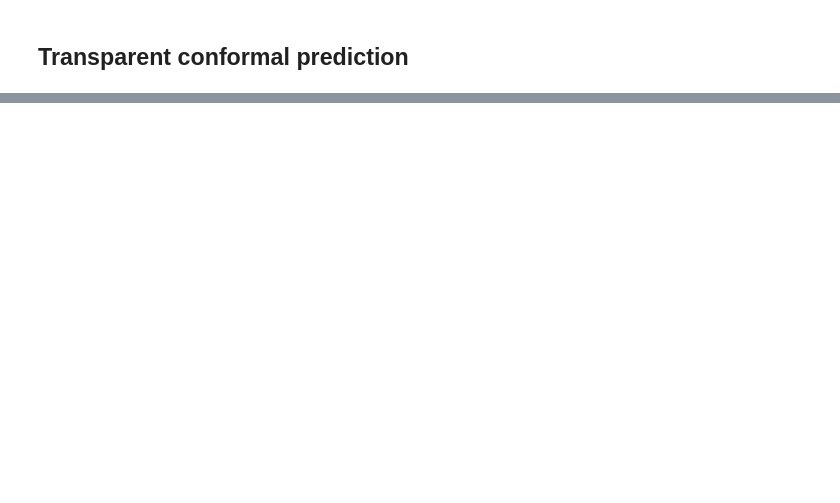
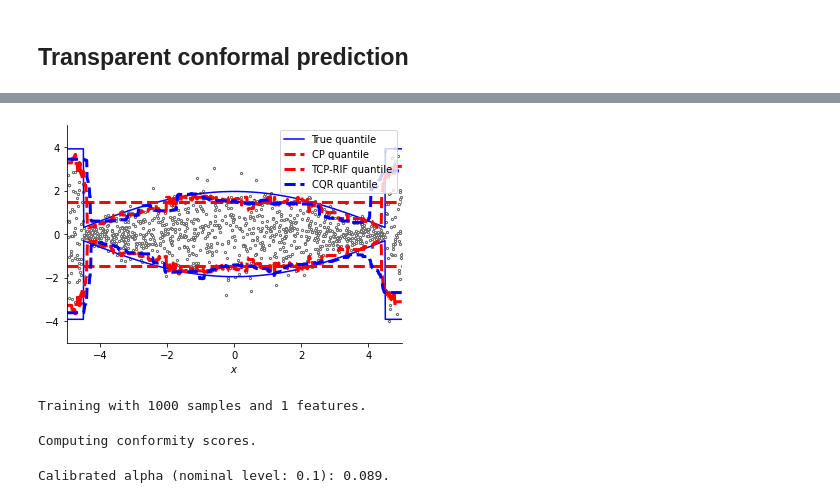
Before and after one commit to AlaaLab/deep-learning-uncertainty, a Jupyter notebook: TCP/unit-test.ipynb, the cells around one changed output, grey strips where cells are left out. Saved outputs shown, nothing was run; the diff lists cells and outputs as text; code cells hidden in the pictures; blank space fills up the shorter version.

```diff
--- a/TCP/unit-test.ipynb
+++ b/TCP/unit-test.ipynb
@@ -141,0 +145,50 @@ plotting(plot_dict,
+# %%
+import sys
+import six
+sys.modules['sklearn.externals.six'] = six
+sys.path.append('./conformal/cqr/cqr/')
+sys.path.append('./conformal/cqr/')
+sys.path.append('./conformal/chr/chr/')
+sys.path.append('./conformal/chr/')
+from conformal.baselines import *
+cqr = CQR(alpha=alpha)
+cqr.fit(X_calib, Y_calib, frac=0.5)
+cqr_intervals = cqr.predict(X_fixed)
+# %%
+cqr_quant_lo = cqr_intervals[:,0]
+cqr_quant_hi = cqr_intervals[:,1]
+# %%
+cqr_quant_upper_plot  = prepare_plot(X=X_fixed, Y=cqr_quant_hi, type="plot",
+                                     args=dict({"color":"blue",
+                                                "linewidth":3,
+                                                "linestyle":"--",
+                                                "label":"CQR quantile"}))
+
+cqr_quant_lower_plot  = prepare_plot(X=X_fixed, Y=cqr_quant_lo, type="plot",
+                                     args=dict({"color":"blue",
+                                                "linewidth":3,
+                                                "linestyle":"--"}))
+# %%
+plot_dict.update({"cqr_quant_upper": cqr_quant_upper_plot,
+                  "cqr_quant_lower": cqr_quant_lower_plot})
+# %%
+plotting(plot_dict,
+         legend=True,
+         xlabel="$x$",
+         ylabel=None,
+         legend_loc="upper right",
+         xlim=(-5, 5),
+         ylim=(-5, 5),
+         save=False,
+         filename=None)
+# %% [output]
+[figure, added]
+# %%
+## cond hist
+ch = CondHist(alpha=alpha)
+ch.fit(X_calib, Y_calib, frac=0.5)
+ch_intervals = ch.predict(X_fixed)
+# %% [output]
+Training with 1000 samples and 1 features.
+Computing conformity scores.
+Calibrated alpha (nominal level: 0.1): 0.089.
```
Also changed, not shown: parts of 11 cells of this notebook, 2 other files.
